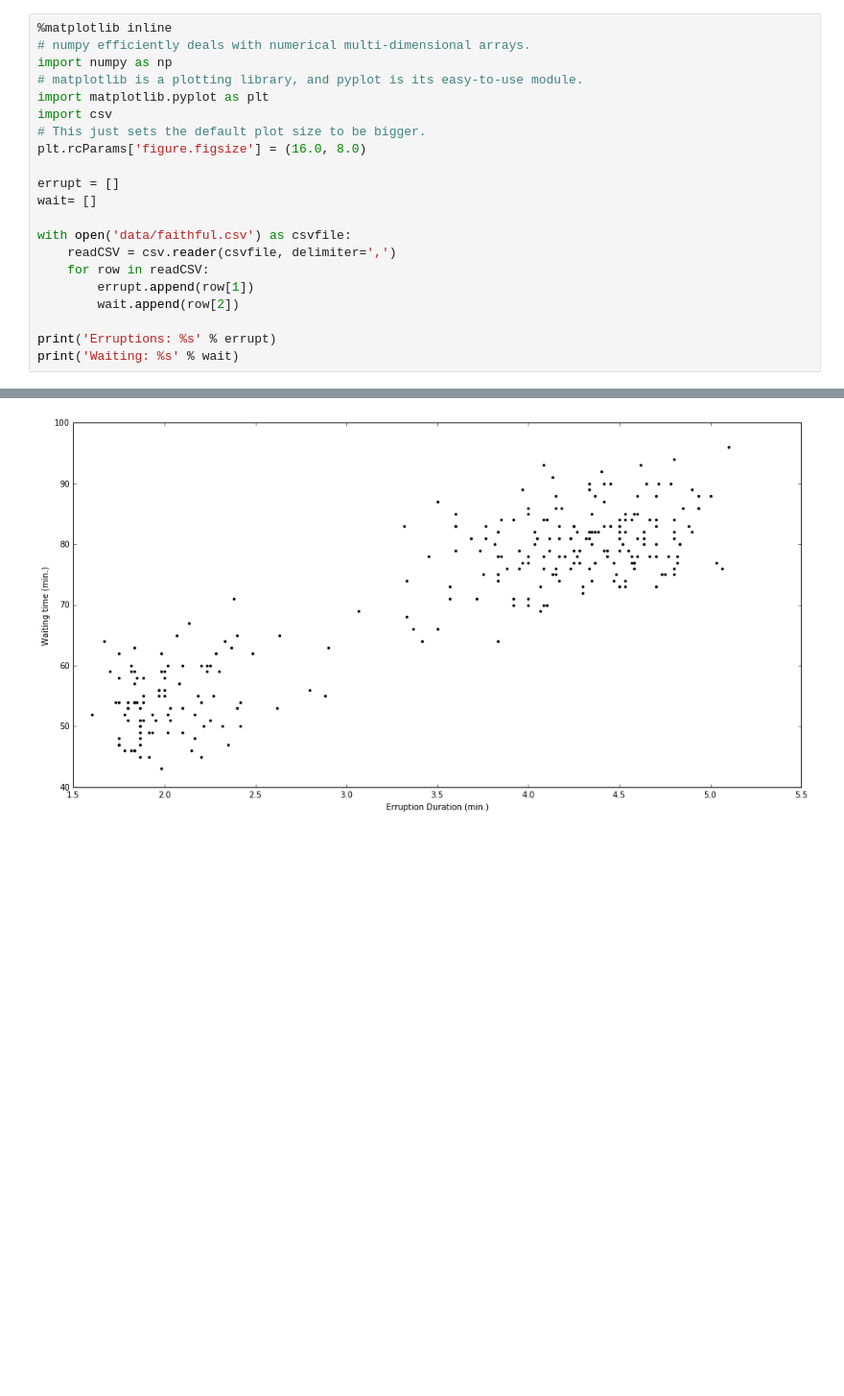
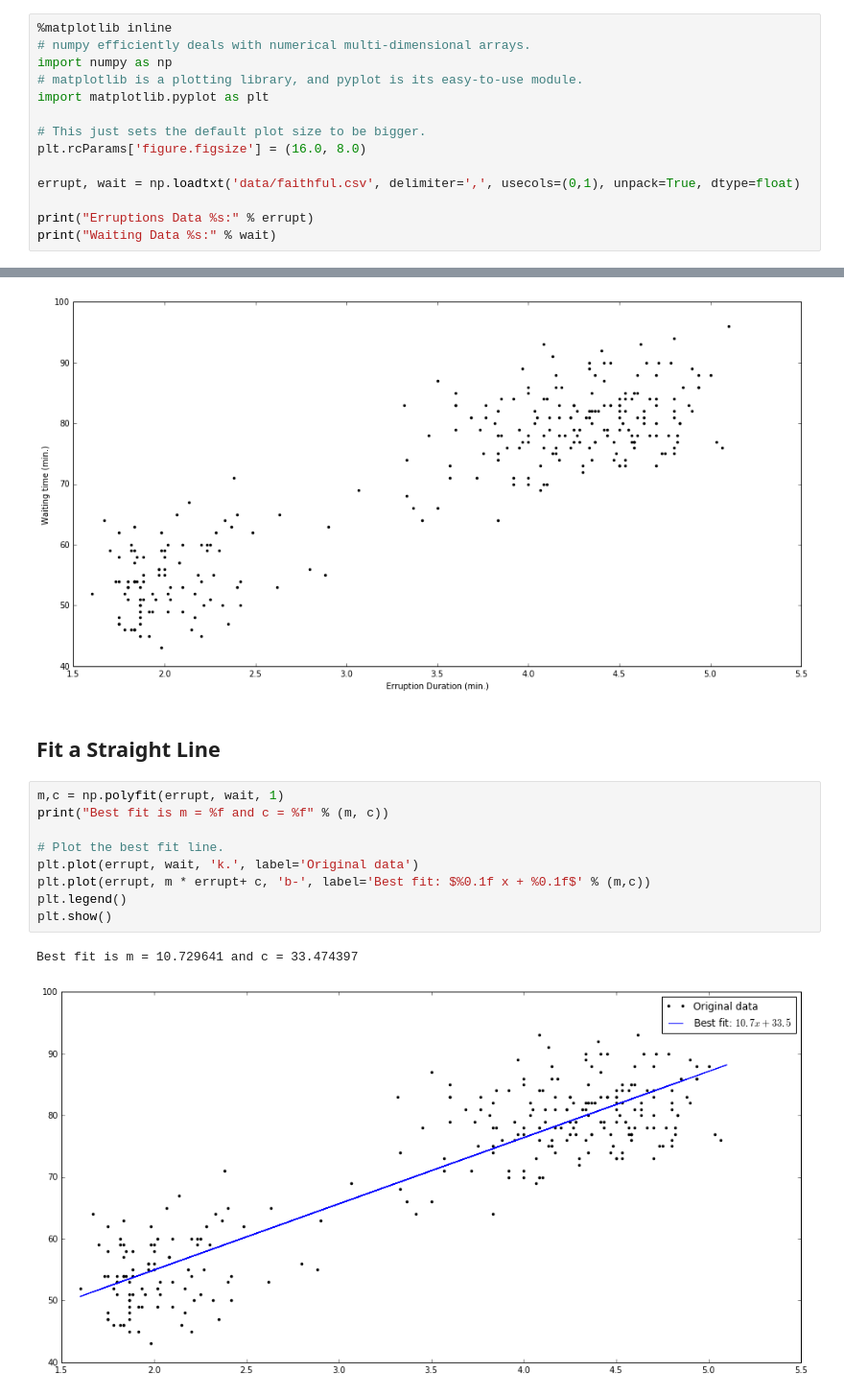
Before and after one commit to moranpatrick/OldFaithfulDataSet, a Jupyter notebook: OldFaithfulDataSetNotebook.ipynb, the cells around one changed output, grey strips where cells are left out. Shown: that part at 96% size. Cells and saved outputs as stored; diff of their text form; blank space fills up the shorter version.

Commit message:
Used regex on csv and fitted a straight line

```diff
--- a/OldFaithfulDataSetNotebook.ipynb
+++ b/OldFaithfulDataSetNotebook.ipynb
@@ -8,19 +8,12 @@
 import numpy as np
 # matplotlib is a plotting library, and pyplot is its easy-to-use module.
 import matplotlib.pyplot as plt
-import csv
+
 # This just sets the default plot size to be bigger.
 plt.rcParams['figure.figsize'] = (16.0, 8.0)
 
-errupt = []
-wait= []
+errupt, wait = np.loadtxt('data/faithful.csv', delimiter=',', usecols=(0,1), unpack=True, dtype=float)
 
-with open('data/faithful.csv') as csvfile:
-    readCSV = csv.reader(csvfile, delimiter=',')
-    for row in readCSV:
-        errupt.append(row[1])
-        wait.append(row[2])
-
-print('Erruptions: %s' % errupt)
-print('Waiting: %s' % wait)
+print("Erruptions Data %s:" % errupt)
+print("Waiting Data %s:" % wait)
 # %% [output]
@@ -35,3 +43,17 @@ plt.ylabel('Waiting time (min.)')
 plt.show()
 # %% [output]
 [figure]
+# %% [markdown]
+## Fit a Straight Line
+# %%
+m,c = np.polyfit(errupt, wait, 1)
+print("Best fit is m = %f and c = %f" % (m, c))
+
+# Plot the best fit line.
+plt.plot(errupt, wait, 'k.', label='Original data')
+plt.plot(errupt, m * errupt+ c, 'b-', label='Best fit: $%0.1f x + %0.1f$' % (m,c))
+plt.legend()
+plt.show()
+# %% [output]
+Best fit is m = 10.729641 and c = 33.474397
+[figure, added]
```
Also changed, not shown: parts of 1 cell of this notebook, 1 other file.
